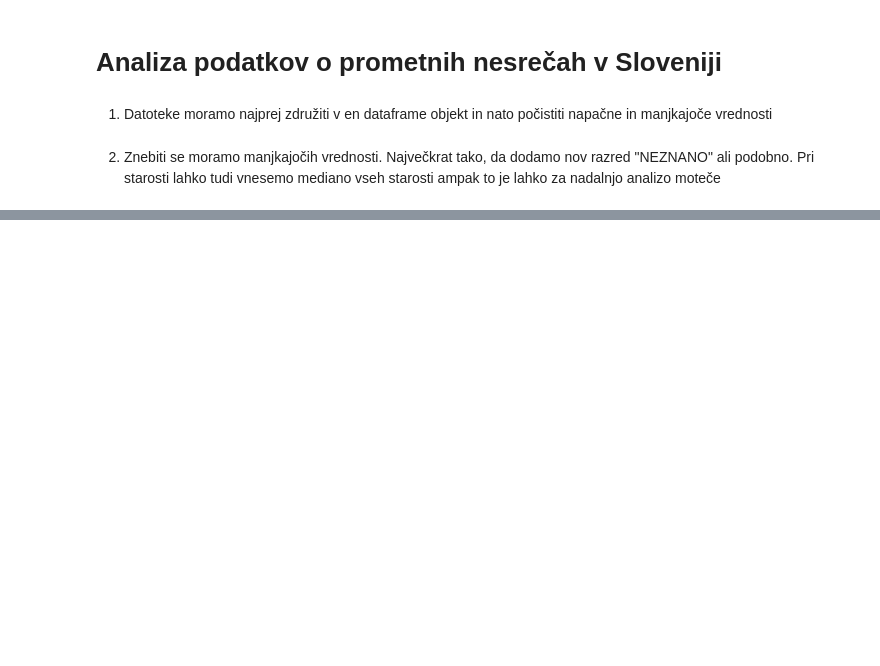
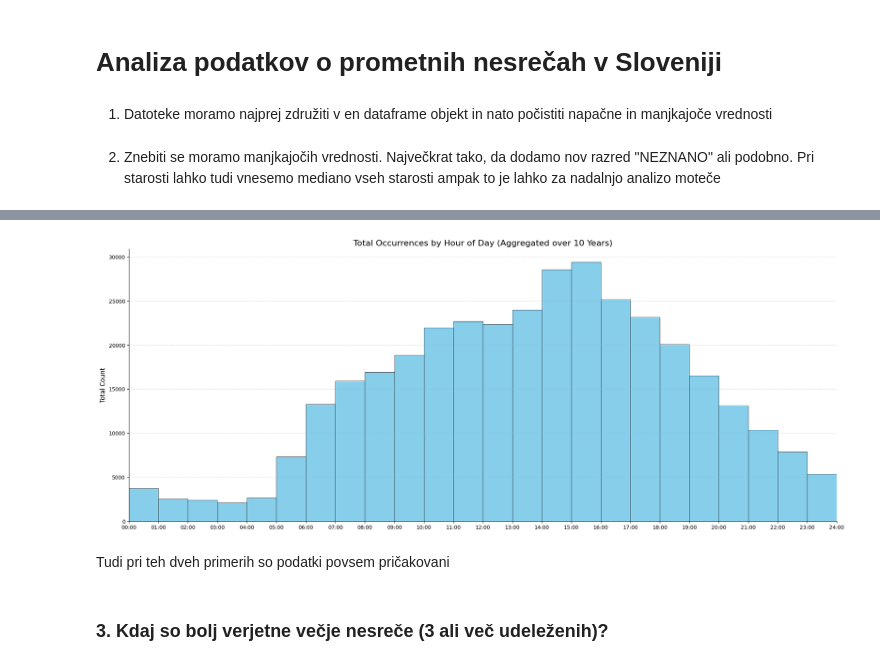
Before and after one commit to PatrikFurlan/PR2615, a Jupyter notebook: notebook.ipynb, the cells around one changed output, grey strips where cells are left out. Saved outputs shown, nothing was run; the diff lists cells and outputs as text; code cells hidden in the pictures; blank space fills up the shorter version.

```diff
--- a/notebook.ipynb
+++ b/notebook.ipynb
@@ -97,0 +177,32 @@ master_df.to_csv("merged_clean.csv")
+# %%
+master_df = pd.read_csv("merged_clean.csv")
+
+master_df['hour'] = master_df['UraPN'].astype(str).str.extract(r'(\d+)').astype(float).fillna(0).astype(int)
+master_df['hour'] = master_df['hour'].clip(0, 23)
+
+hourly_counts = master_df.groupby('hour').size().reindex(range(24), fill_value=0)
+
+plt.figure(figsize=(20, 8))
+
+plt.bar(hourly_counts.index, hourly_counts.values, width=1.0, color='skyblue', edgecolor='black', linewidth=0.5, align='edge')
+
+ax = plt.gca()
+ax.set_xticks(range(0, 25))
+ax.set_xticklabels([f"{h:02d}:00" for h in range(25)])
+ax.set_xlim(0, 24)
+
+plt.title('Total Occurrences by Hour of Day (Aggregated over 10 Years)', fontsize=16)
+plt.ylabel('Total Count', fontsize=12)
+plt.grid(axis='y', linestyle='--', alpha=0.4)
+
+ax.spines['top'].set_visible(False)
+ax.spines['right'].set_visible(False)
+
+plt.tight_layout()
+plt.show()
+# %% [output]
+[figure, added]
+# %% [markdown]
+Tudi pri teh dveh primerih so podatki povsem pričakovani
+# %% [markdown]
+### 3. Kdaj so bolj verjetne večje nesreče (3 ali več udeleženih)?
```
Also changed, not shown: parts of 7 cells of this notebook.
